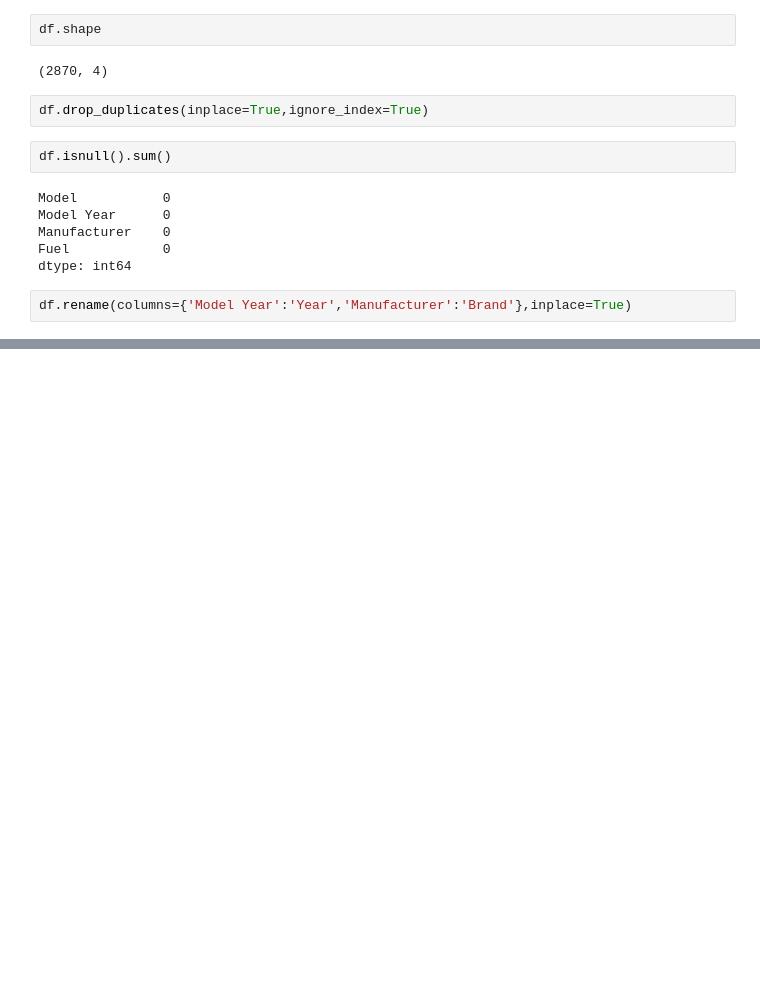
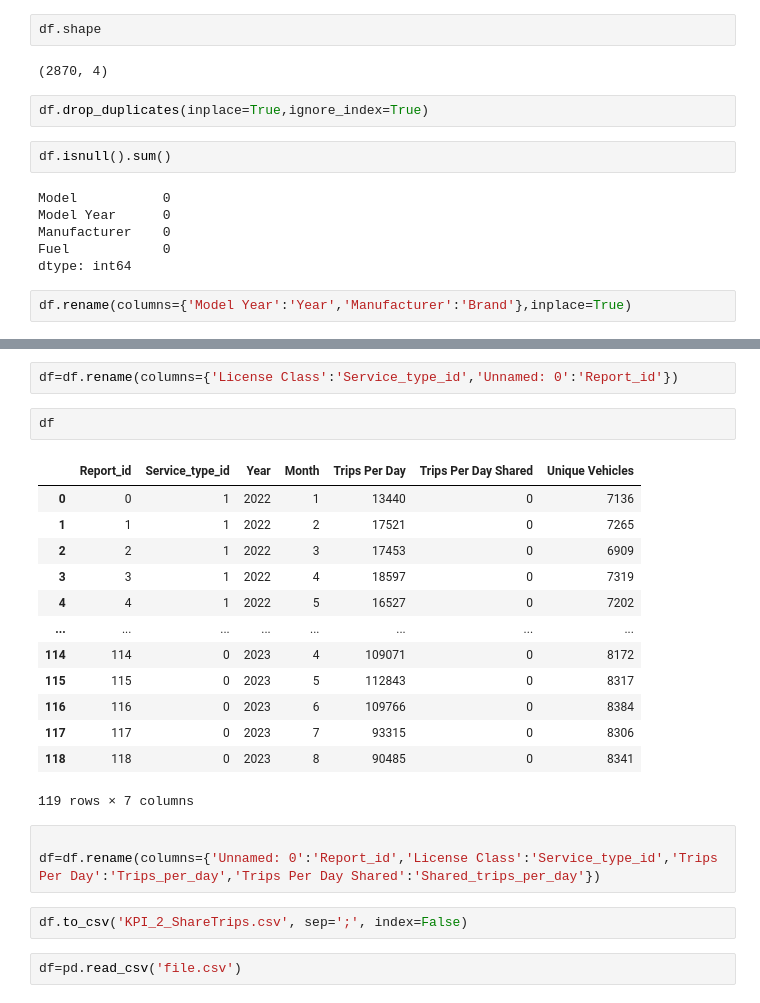
Before and after one commit to ManuMartinezM/Proyecto_Final_Grupo_5, a Jupyter notebook: ETL-Python/et_taxi_zone.ipynb, the cells around one changed output, grey strips where cells are left out. Cells and saved outputs as stored; diff of their text form; blank space fills up the shorter version.

```diff
--- a/ETL-Python/et_taxi_zone.ipynb
+++ b/ETL-Python/et_taxi_zone.ipynb
@@ -70,0 +119,25 @@ df.rename(columns={'Model Year':'Year','Manufacturer':'Brand'},inplace=True)
+# %%
+df=df.rename(columns={'License Class':'Service_type_id','Unnamed: 0':'Report_id'})
+# %%
+df
+# %% [output]
+|  | Report_id | Service_type_id | Year | Month | Trips Per Day | Trips Per Day Shared | Unique Vehicles |
+| 0 | 0 | 1 | 2022 | 1 | 13440 | 0 | 7136 |
+| 1 | 1 | 1 | 2022 | 2 | 17521 | 0 | 7265 |
+| 2 | 2 | 1 | 2022 | 3 | 17453 | 0 | 6909 |
+| 3 | 3 | 1 | 2022 | 4 | 18597 | 0 | 7319 |
+| 4 | 4 | 1 | 2022 | 5 | 16527 | 0 | 7202 |
+| ... | ... | ... | ... | ... | ... | ... | ... |
+| 114 | 114 | 0 | 2023 | 4 | 109071 | 0 | 8172 |
+| 115 | 115 | 0 | 2023 | 5 | 112843 | 0 | 8317 |
+| 116 | 116 | 0 | 2023 | 6 | 109766 | 0 | 8384 |
+| 117 | 117 | 0 | 2023 | 7 | 93315 | 0 | 8306 |
+| 118 | 118 | 0 | 2023 | 8 | 90485 | 0 | 8341 |
+119 rows × 7 columns
+# %%
+
+df=df.rename(columns={'Unnamed: 0':'Report_id','License Class':'Service_type_id','Trips Per Day':'Trips_per_day','Trips Per Day Shared':'Shared_trips_per_day'})
+# %%
+df.to_csv('KPI_2_ShareTrips.csv', sep=';', index=False)
+# %%
+df=pd.read_csv('file.csv')
```
Also changed, not shown: parts of 13 cells of this notebook, 2 other files.
